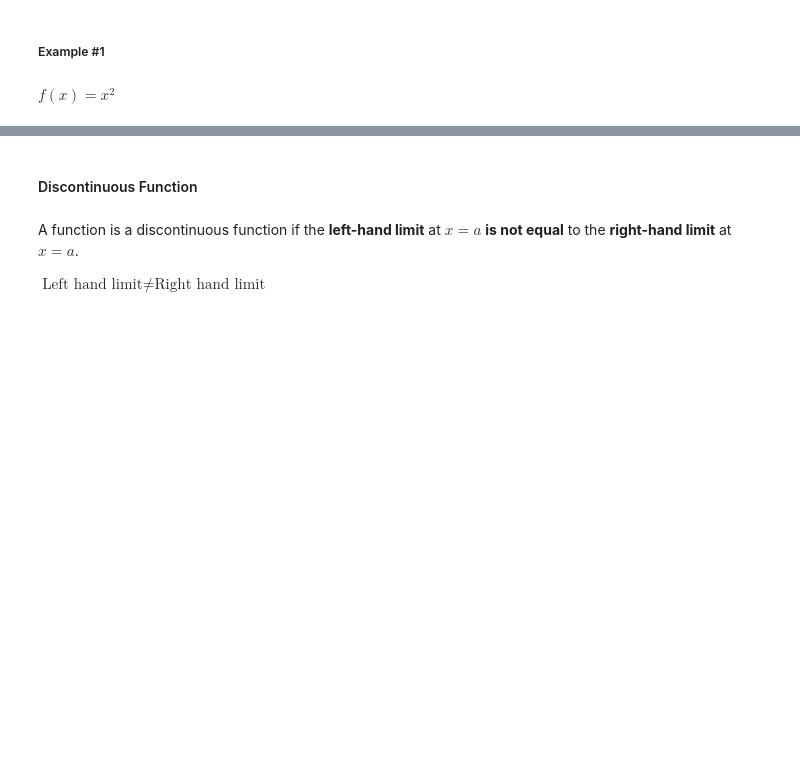
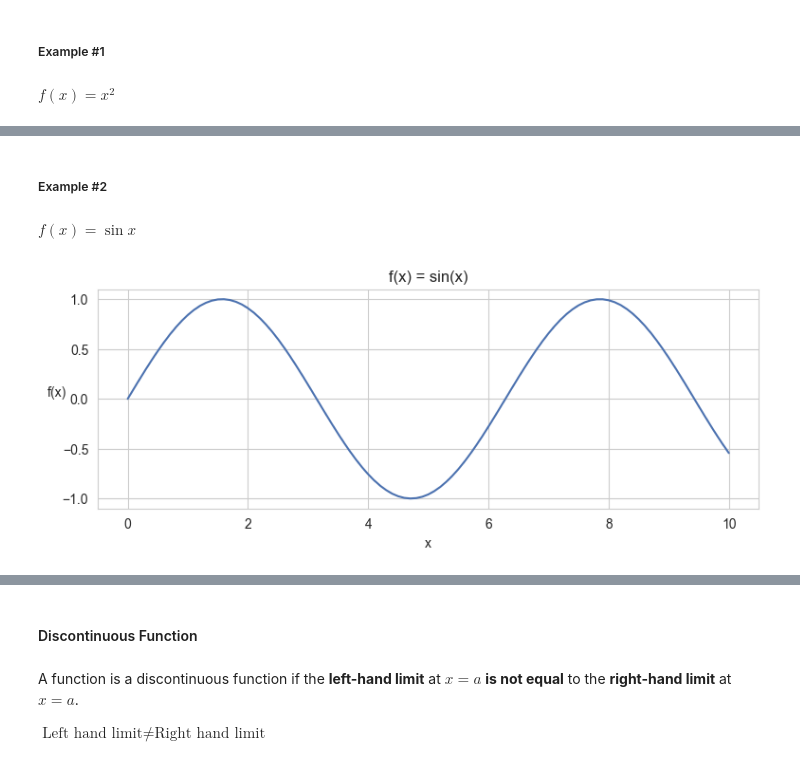
Before and after one commit to dheemanth-bhat/maths-for-ml, a Jupyter notebook: 3_Linear_Algebra/05_Optimization_1-calculus_in_ML.ipynb, the cells around one changed output, grey strips where cells are left out. Cells and saved outputs as stored; diff of their text form; code cells hidden in the pictures; blank space fills up the shorter version.

```diff
--- a/3_Linear_Algebra/05_Optimization_1-calculus_in_ML.ipynb
+++ b/3_Linear_Algebra/05_Optimization_1-calculus_in_ML.ipynb
@@ -122,0 +296,17 @@ plt.show()
+# %% [markdown]
+##### Example #2
+# %% [markdown]
+$f(x) = \sin x$
+# %%
+x = np.arange(0, 10.1, 0.1)
+y = np.sin(x)
+
+plt.figure(figsize=(9, 3))
+sns.lineplot(x=x, y=y)
+plt.title("f(x) = sin(x)")
+plt.xlabel("x")
+plt.ylabel("f(x)", rotation=0)
+
+plt.show()
+# %% [output]
+[figure, added]
```
Also changed, not shown: parts of 73 cells of this notebook, 6 other files.
